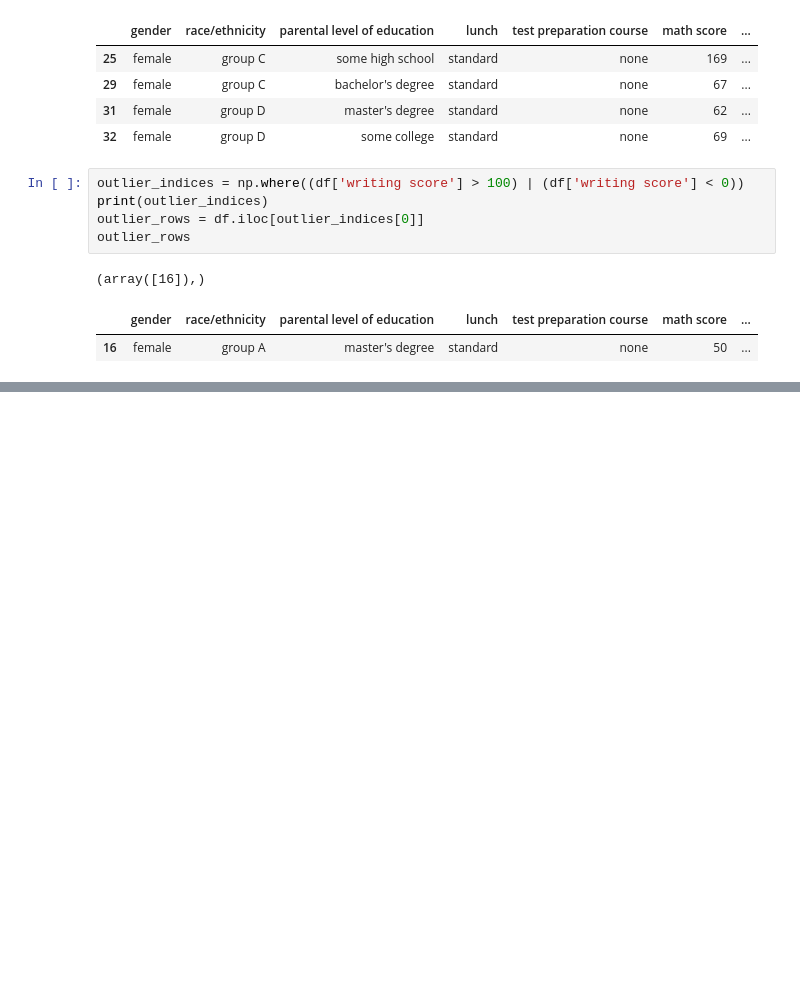
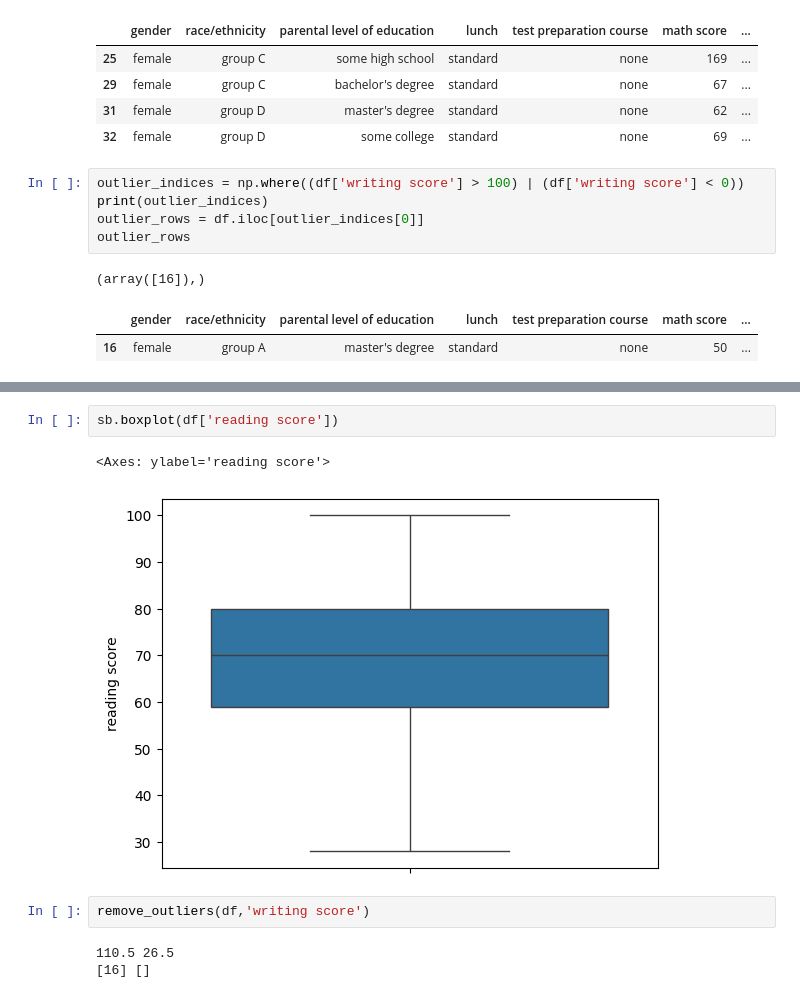
Before and after one commit to Kunals0612/TE_Lab_Assignments, a Jupyter notebook: DSBDAL/Assignment2.ipynb, the cells around one changed output, grey strips where cells are left out. Saved outputs shown, nothing was run; the diff lists cells and outputs as text; blank space fills up the shorter version.

```diff
--- a/DSBDAL/Assignment2.ipynb
+++ b/DSBDAL/Assignment2.ipynb
@@ -169,0 +171,10 @@ outliers
+# %%
+sb.boxplot(df['reading score'])
+# %% [output]
+<Axes: ylabel='reading score'>
+[figure, added]
+# %%
+remove_outliers(df,'writing score')
+# %% [output]
+110.5 26.5
+[16] []
```
Also changed, not shown: parts of 17 cells of this notebook, 1 other file.
